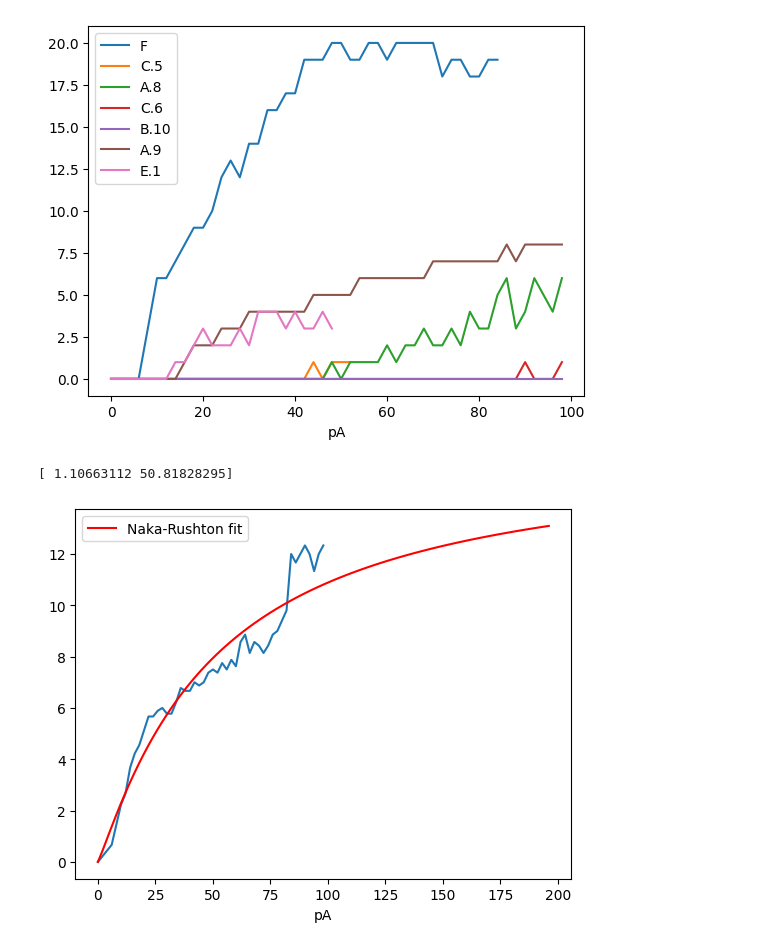
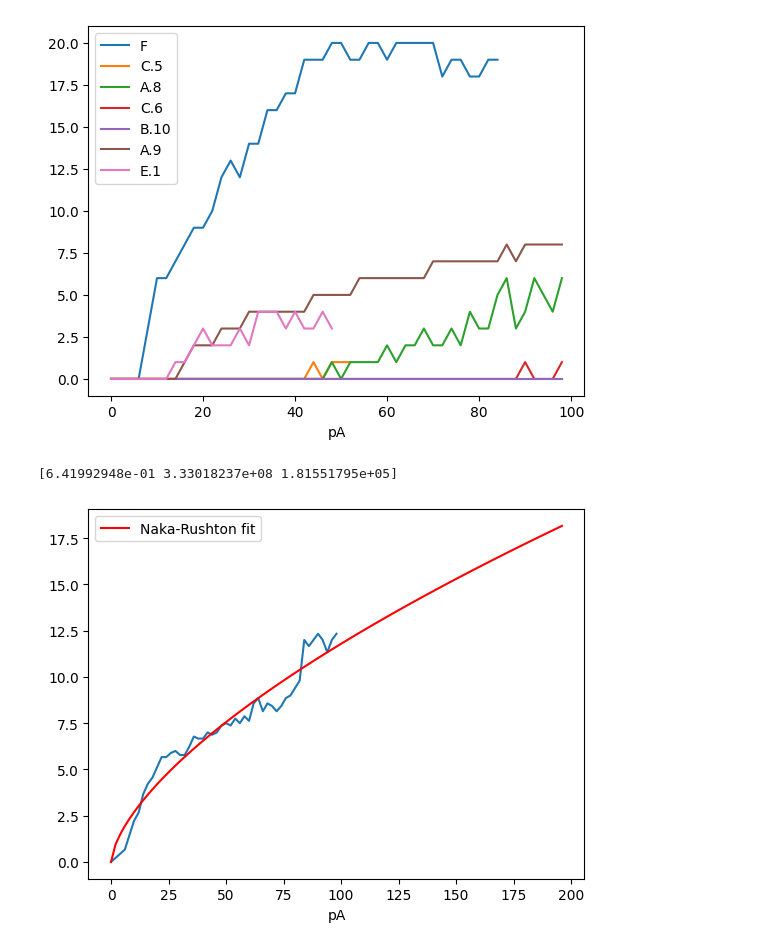
Before and after one commit to hizakim/4th_yr_project, a Jupyter notebook: TMR_after_26_2_8_n_fit.ipynb, the cells around one changed output. Cells and saved outputs as stored; diff of their text form; code cells hidden in the pictures.

```diff
--- a/TMR_after_26_2_8_n_fit.ipynb
+++ b/TMR_after_26_2_8_n_fit.ipynb
@@ -246,7 +246,7 @@ df_red_occluded.plot()
 [figure]
 [figure]
 # %%
-df_plot = df_red_unperturbed
+df_plot = df_red_unperturbed.iloc[:-5]
 x = df_plot.index
 y = df_plot.mean(axis=1)
 
@@ -428,22 +428,28 @@ df_blue_occluded.plot()
 # %%
 df_plot = df_blue_unperturbed
 x = df_plot.index
 y = df_plot.mean(axis=1)
 
+'''
 def nr_full(x, n, b):
     x = x / b
     return nr(x, n) * y.max() * 1.3
+'''
 
-fit_params, _ = curve_fit(nr_full, x, y, p0=[3, 200])
+def nr_full(x, n, b, y_max):
+    x = x / b
+    return nr(x, n) * y_max
+
+fit_params, _ = curve_fit(nr_full, x, y, p0=[3, 200, 100], maxfev=8000)
 print(fit_params)
 df_plot.mean(axis=1).plot()
 
 # plot fit
 x_fit = np.linspace(x.min(), 2*x.max(), 100)
 y_fit = nr_full(x_fit, *fit_params)
 plt.plot(x_fit, y_fit, 'r-', label='Naka-Rushton fit')
 plt.legend()
 plt.show()
 # %% [output]
-[ 1.10663112 50.81828295]
+[6.41992948e-01 3.33018237e+08 1.81551795e+05]
-[figure, old version]
+[figure, new version]
```
Also changed, not shown: parts of 3 cells of this notebook, 10 other files.
